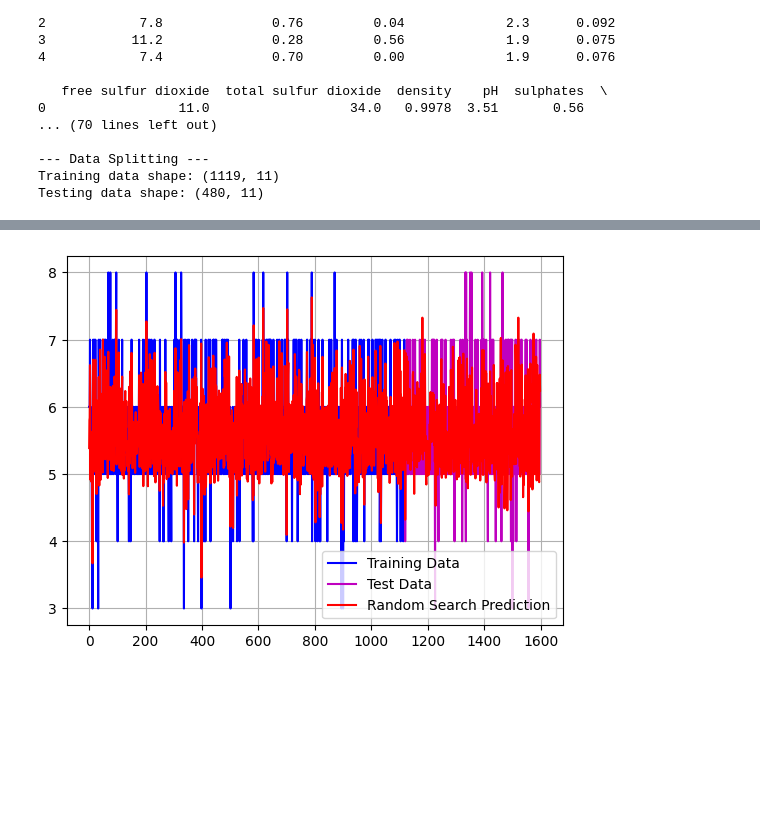
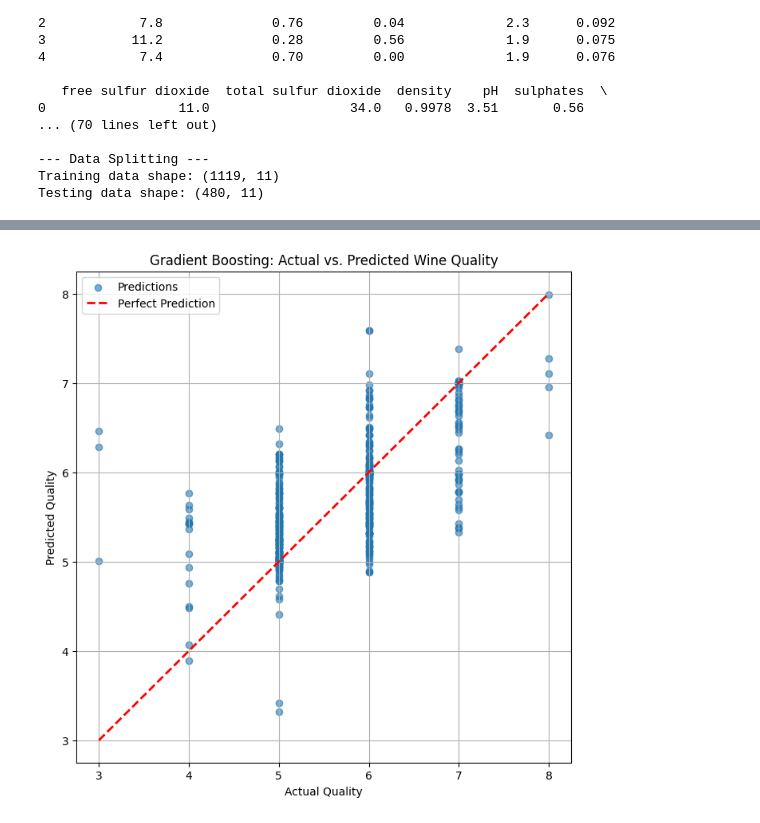
Before and after one commit to pctiope/AI221, a Jupyter notebook: Ensemble_Learning/mex3_2.ipynb, the cells around one changed output, grey strips where cells are left out. Cells and saved outputs as stored; diff of their text form; code cells hidden in the pictures; blank space fills up the shorter version.

Commit message:
added classification

```diff
--- a/Ensemble_Learning/mex3_2.ipynb
+++ b/Ensemble_Learning/mex3_2.ipynb
@@ -367,50 +452,52 @@ ModuleNotFoundError: No module named '_posixsubprocess'
 # %%
-from sklearn.ensemble import GradientBoostingRegressor
-from sklearn.model_selection import RandomizedSearchCV
-from scipy.stats import randint, uniform
-from sklearn.metrics import mean_squared_error, r2_score, mean_absolute_error
-import matplotlib.pyplot as plt
-
-gbr = GradientBoostingRegressor(random_state=5)
+pipeline = Pipeline([
+    ('preprocessing', StandardScaler()),
+    ('regress', GradientBoostingRegressor(random_state=5))
+])
 
 param_grid = {
-    'n_estimators': randint(100, 500),
-    'max_depth': randint(3, 10),
-    'learning_rate': uniform(0.01, 0.2),
-    'subsample': uniform(0.7, 0.3),
-    'min_samples_leaf': randint(1, 5)
+    'regress__n_estimators': randint(100, 500),
+    'regress__max_depth': randint(3, 10),
+    'regress__learning_rate': uniform(0.01, 0.2),
+    'regress__subsample': uniform(0.7, 0.3),
+    'regress__min_samples_leaf': randint(1, 5)
 }
 
-random_search_gbr = RandomizedSearchCV(
-    estimator=gbr,
-    param_distributions=param_grid,
-    n_iter=20,
-    cv=5,
-    random_state=5,
-    verbose=1,
-    n_jobs=-1
-)
+n_iter = 20
+random_search = RandomizedSearchCV(pipeline,
+                                   param_distributions=model_params,
+                                   n_iter=n_iter, verbose=3)
 
-print("Starting Gradient Boosting hyperparameter tuning...")
-random_search_gbr.fit(X_train, y_train)
+print("Starting Gradient Boosting hyperparameter tuning with a pipeline...")
+random_search.fit(X_train, y_train)
 
 print("\nBest Gradient Boosting parameters found:")
-print(random_search_gbr.best_params_)
+print(random_search.best_params_)
 
-best_gbr = random_search_gbr.best_estimator_
-y_pred_gbr = best_gbr.predict(X_test)
+best_model = random_search.best_estimator_
+y_pred_test = best_model.predict(X_test)
+y_pred_train = best_model.predict(X_train)
 
-test_mse = mean_squared_error(y_test, y_pred_gbr)
-test_r2  = r2_score(y_test, y_pred_gbr)
-test_mad = mean_absolute_error(y_test, y_pred_gbr)
+test_mse = mean_squared_error(y_test, y_pred_test)
+test_r2 = r2_score(y_test, y_pred_test)
+test_mad = mean_absolute_error(y_test, y_pred_test)
+
+train_mse = mean_squared_error(y_train, y_pred_train)
+train_r2 = r2_score(y_train, y_pred_train)
+train_mad = mean_absolute_error(y_train, y_pred_train)
 
 print("\n--- Gradient Boosting Performance on Test Data ---")
 print(f"Testing MSE: {test_mse:.4f}")
 print(f"Testing R-squared (R2): {test_r2:.4f}")
 print(f"Testing Mean Absolute Deviation (MAD): {test_mad:.4f}")
 
+print("\n--- Performance on Training Data ---")
+print(f"Training MSE: {train_mse:.4f}")
+print(f"Training R-squared (R2): {train_r2:.4f}")
+print(f"Training Mean Absolute Deviation (MAD): {train_mad:.4f}")
+
 plt.figure(figsize=(8, 8))
-plt.scatter(y_test, y_pred_gbr, alpha=0.6, label='Predictions')
+plt.scatter(y_test, y_pred_test, alpha=0.6, label='Predictions')
 plt.plot([y_test.min(), y_test.max()], [y_test.min(), y_test.max()], 'r--', lw=2, label='Perfect Prediction')
 plt.xlabel("Actual Quality")
 plt.ylabel("Predicted Quality")
@@ -418,4 +505,20 @@ plt.title("Gradient Boosting: Actual vs. Predicted Wine Quality")
 plt.legend()
 plt.grid(True)
 plt.show()
+
+plt.figure(figsize=(8, 8))
+plt.scatter(y_train, y_pred_train, alpha=0.6, label='Predictions')
+plt.plot([y_train.min(), y_train.max()], [y_train.min(), y_train.max()], 'r--', lw=2, label='Perfect Prediction')
+plt.xlabel("Actual Quality")
+plt.ylabel("Predicted Quality")
+plt.title("Gradient Boosting (Training): Actual vs. Predicted Wine Quality")
+plt.legend()
+plt.grid(True)
+plt.show()
+
+y_pred_test_class = np.round(y_pred_test).astype(int)
+y_pred_test_class = np.clip(y_pred_test_class, y.min(), y.max())
+print('Test Classification Report')
+print(classification_report(y_test, y_pred_test_class))
+plt.show()
 # %% [output]
@@ -422 +542 @@ plt.show()
-[figure, old version]
+[figure, new version]
```
Also changed, not shown: parts of 8 cells of this notebook, 2 other files.
